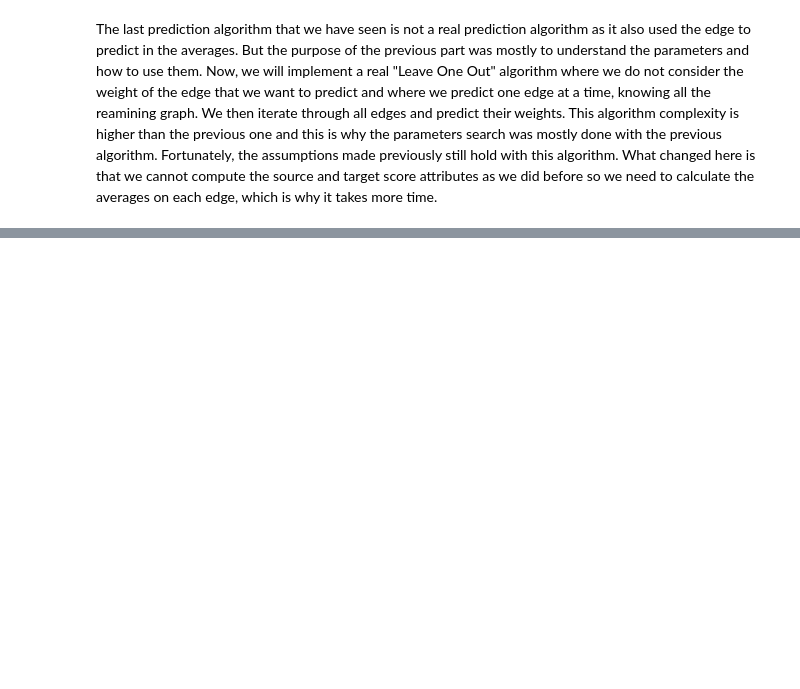
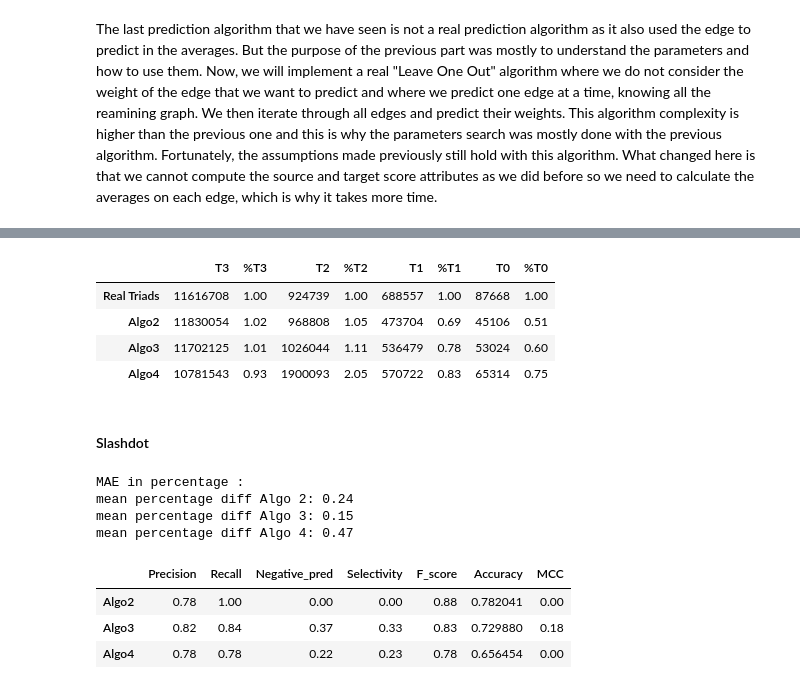
Before and after one commit to epfl-ada/ada-2020-project-milestone-p3-p3_daddario, a Jupyter notebook: creative_extension.ipynb, the cells around one changed output, grey strips where cells are left out. Drawn from its saved outputs; the diff is of its cells as text; code cells hidden in the pictures; blank space fills up the shorter version.

```diff
--- a/creative_extension.ipynb
+++ b/creative_extension.ipynb
@@ -678,0 +1141,10 @@ display(evaluation_results4.round(decimals=3))
+# %%
+def algorithm_4(we_dont_care, POS_perc) :
+    "Basic Algo, knowing the percentage of positive edge Beta, we give a new edge a + Beta% of the time"
+    randomito = np.random.uniform(0,1)
+    pos = POS_perc ;
+    if randomito <= pos :
+        sign_ = 1
+    else :
+        sign_ = -1
+    return sign_
@@ -678,0 +1265,8 @@ display(evaluation_results4.round(decimals=3))
+# %%
+def shuffle_array(data_frame) :
+    "shuffle the dataFrame to simulate an experience, with 80% as known data, 20% as unknown where we don't know the sign"
+    array_data = np.array(data_frame)
+    array_shuffle = np.take(array_data,np.random.permutation(array_data.shape[0]),axis=0,out=array_data)
+    size_80 = int(0.80*len(data_frame))
+    known_data = array_shuffle[0:size_80,:]; unknown_data = array_shuffle[size_80:,:];
+    return known_data, unknown_data
@@ -678,0 +1413,3 @@ display(evaluation_results4.round(decimals=3))
+# %%
+stats_epi, stats_triads_epi = different_algo(epinions)
+stats_epi
@@ -678,0 +1425,24 @@ display(evaluation_results4.round(decimals=3))
+# %%
+stats_triads_epi
+# %% [output]
+|  | T3 | %T3 | T2 | %T2 | T1 | %T1 | T0 | %T0 |
+| Real Triads | 11616708 | 1.00 | 924739 | 1.00 | 688557 | 1.00 | 87668 | 1.00 |
+| Algo2 | 11830054 | 1.02 | 968808 | 1.05 | 473704 | 0.69 | 45106 | 0.51 |
+| Algo3 | 11702125 | 1.01 | 1026044 | 1.11 | 536479 | 0.78 | 53024 | 0.60 |
+| Algo4 | 10781543 | 0.93 | 1900093 | 2.05 | 570722 | 0.83 | 65314 | 0.75 |
+# %% [markdown]
+#### Slashdot
+# %%
+stats_slash, stats_triads_slash = different_algo(slashdot)
+# %% [output]
+MAE in percentage :
+mean percentage diff Algo 2: 0.24
+mean percentage diff Algo 3: 0.15
+mean percentage diff Algo 4: 0.47
+# %%
+stats_slash
+# %% [output]
+|  | Precision | Recall | Negative_pred | Selectivity | F_score | Accuracy | MCC |
+| Algo2 | 0.78 | 1.00 | 0.00 | 0.00 | 0.88 | 0.782041 | 0.00 |
+| Algo3 | 0.82 | 0.84 | 0.37 | 0.33 | 0.83 | 0.729880 | 0.18 |
+| Algo4 | 0.78 | 0.78 | 0.22 | 0.23 | 0.78 | 0.656454 | 0.00 |
```
Also changed, not shown: parts of 71 cells of this notebook.
